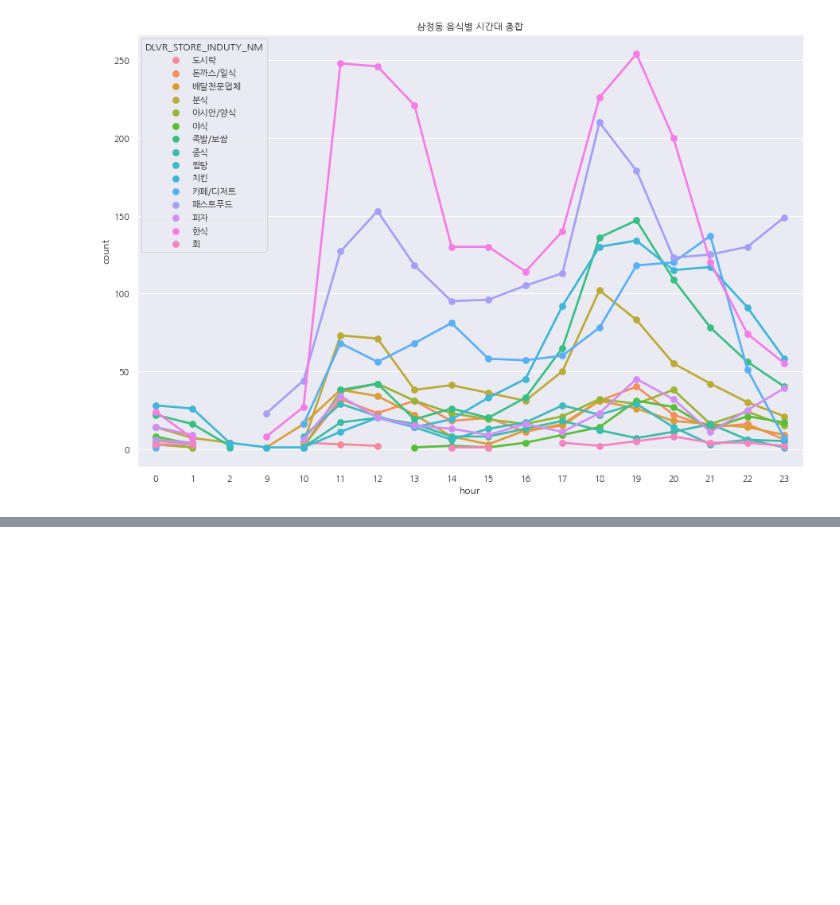
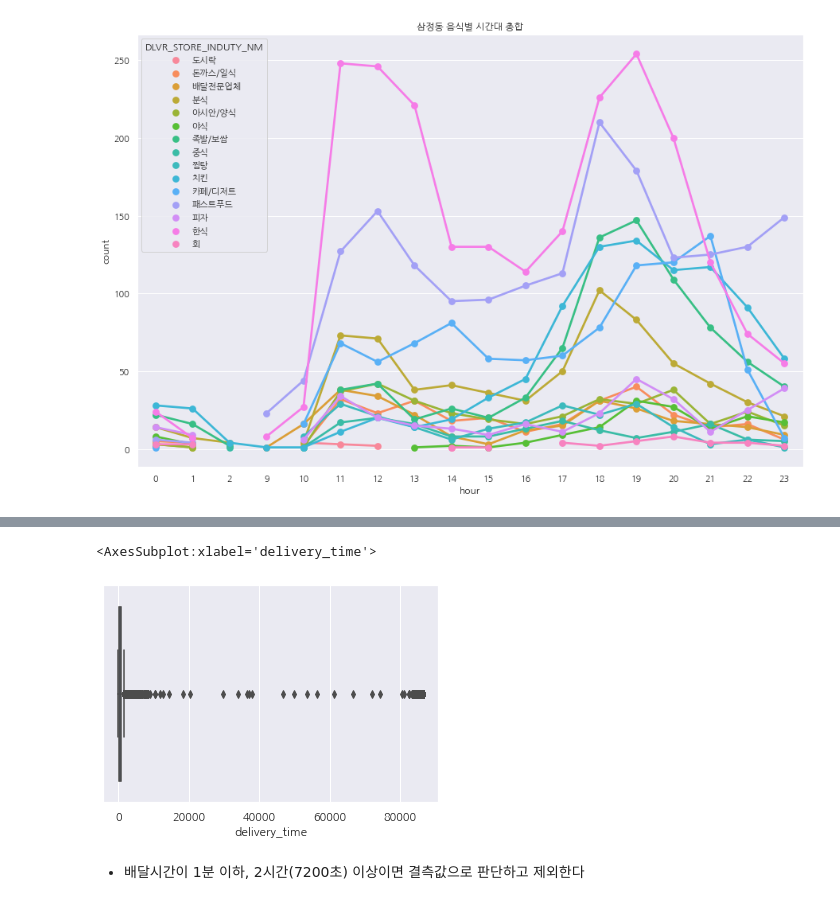
Before and after one commit to bluvory/2021_Data_analysis_contest, a Jupyter notebook: Data_Analysis.ipynb, the cells around one changed output, grey strips where cells are left out. Drawn from its saved outputs; the diff is of its cells as text; code cells hidden in the pictures; blank space fills up the shorter version.

```diff
--- a/Data_Analysis.ipynb
+++ b/Data_Analysis.ipynb
@@ -985,0 +927,23 @@ Text(0.5, 1.0, '삼정동 음식별 시간대 총합')
+# %%
+df = pd.DataFrame()
+
+df['date'] = bucheon['PROCESS_DT']
+df['food'] = bucheon['DLVR_STORE_INDUTY_NM']
+df['dong'] = bucheon['DLVR_DSTN_DONG']
+
+df['receipt'] = bucheon['DLVR_RCEPT_TIME']
+df['dispatch'] = bucheon['DLVR_CARALC_TIME']
+df['receive'] = bucheon['DLVR_RECPT_TIME']
+df['done'] = bucheon['DLVR_COMPT_TIME']
+df['cancle'] = bucheon['DLVR_CANCL_TIME']
+# %%
+df = df[(df['receive'] != '\\N') & (df['dispatch'] != '\\N')]
+# %%
+def get_time(x):
+    h, m, s = x.split()[1].split(':')
+    return int(h)*3600 + int(m)*60 + int(s)
+# %%
+df['confirm_time'] = abs(df['dispatch'].map(lambda x: get_time(x)) - df['receipt'].map(lambda x: get_time(x)))
+df['cook_time'] = abs(df['receive'].map(lambda x: get_time(x)) - df['dispatch'].map(lambda x: get_time(x)))
+df['delivery_time'] = abs(df['done'].map(lambda x: get_time(x)) - df['receive'].map(lambda x: get_time(x)))
+df['done_time'] = abs(df['done'].map(lambda x: get_time(x)) - df['receipt'].map(lambda x: get_time(x)))
@@ -985,0 +976,7 @@ Text(0.5, 1.0, '삼정동 음식별 시간대 총합')
+# %%
+sns.boxplot(x=df['delivery_time'])
+# %% [output]
+<AxesSubplot:xlabel='delivery_time'>
+[figure, added]
+# %% [markdown]
+- 배달시간이 1분 이하, 2시간(7200초) 이상이면 결측값으로 판단하고 제외한다
```
Also changed, not shown: parts of 44 cells of this notebook.
